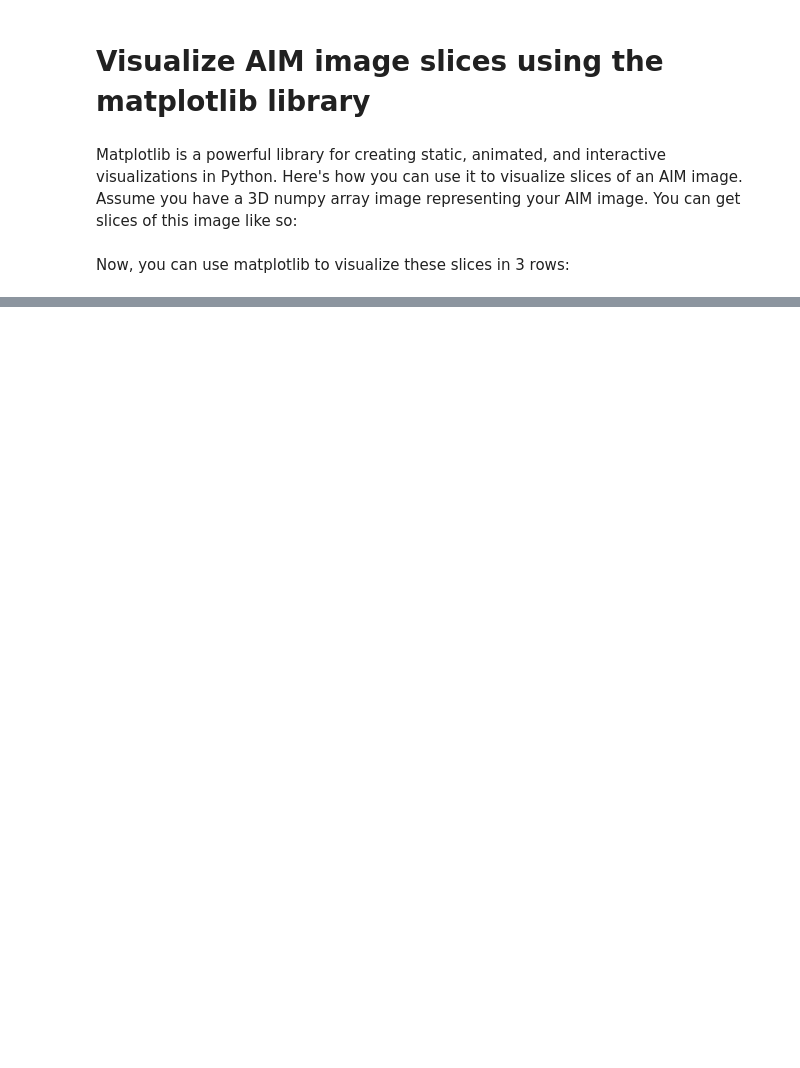
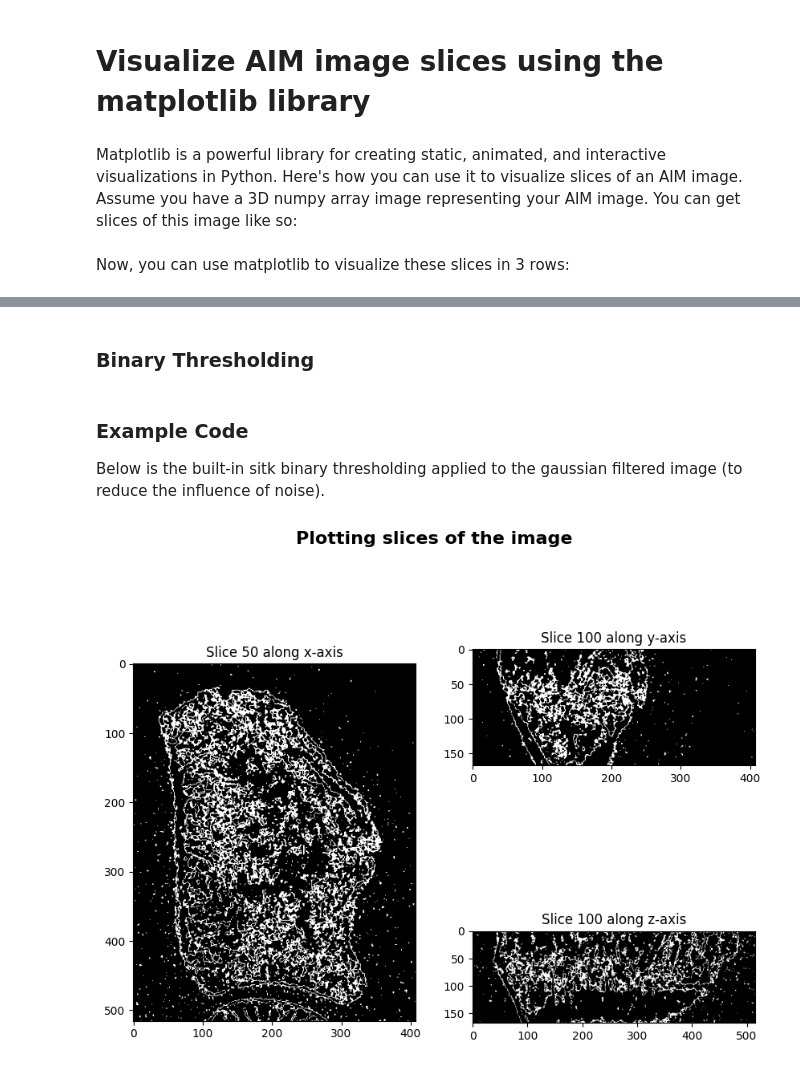
Before and after one commit to OpenMSKImaging/vtkbone, a Jupyter notebook: Tutorials/02_visualization_and_img_processing_basics.ipynb, the cells around one changed output, grey strips where cells are left out. Saved outputs shown, nothing was run; the diff lists cells and outputs as text; code cells hidden in the pictures; blank space fills up the shorter version.

```diff
--- a/Tutorials/02_visualization_and_img_processing_basics.ipynb
+++ b/Tutorials/02_visualization_and_img_processing_basics.ipynb
@@ -257,0 +314,12 @@ and so on...
+# %% [markdown]
+### Binary Thresholding
+# %% [markdown]
+### Example Code
+Below is the built-in sitk binary thresholding applied to the gaussian filtered image (to reduce the influence of noise).
+# %%
+upper_threshold = 1000
+lower_threshold = 500
+thresholded = sitk.BinaryThreshold(gauss_filtered, lower_threshold, upper_threshold)
+imshow_2d(thresholded)
+# %% [output]
+[figure, added]
```
Also changed, not shown: parts of 36 cells of this notebook.
